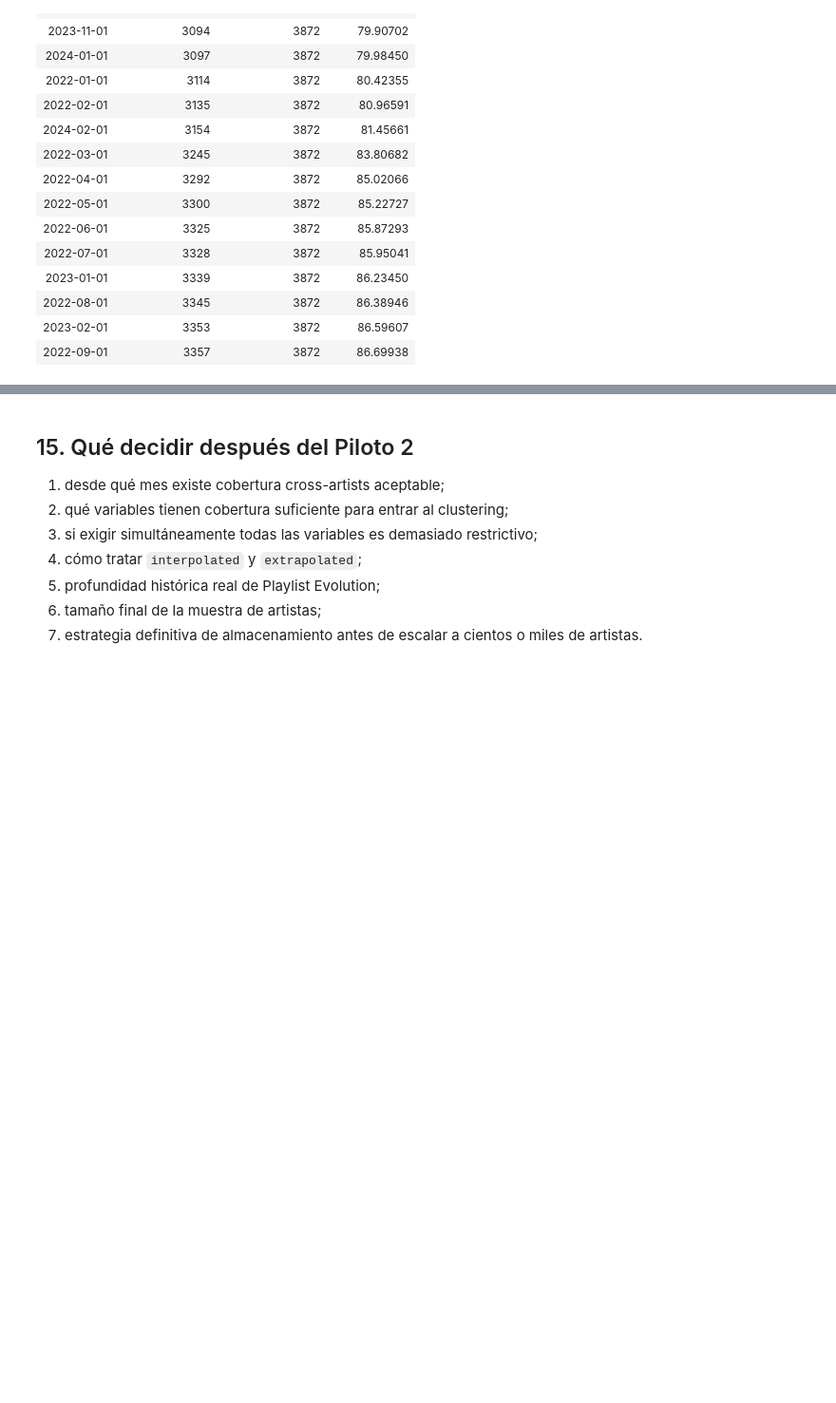
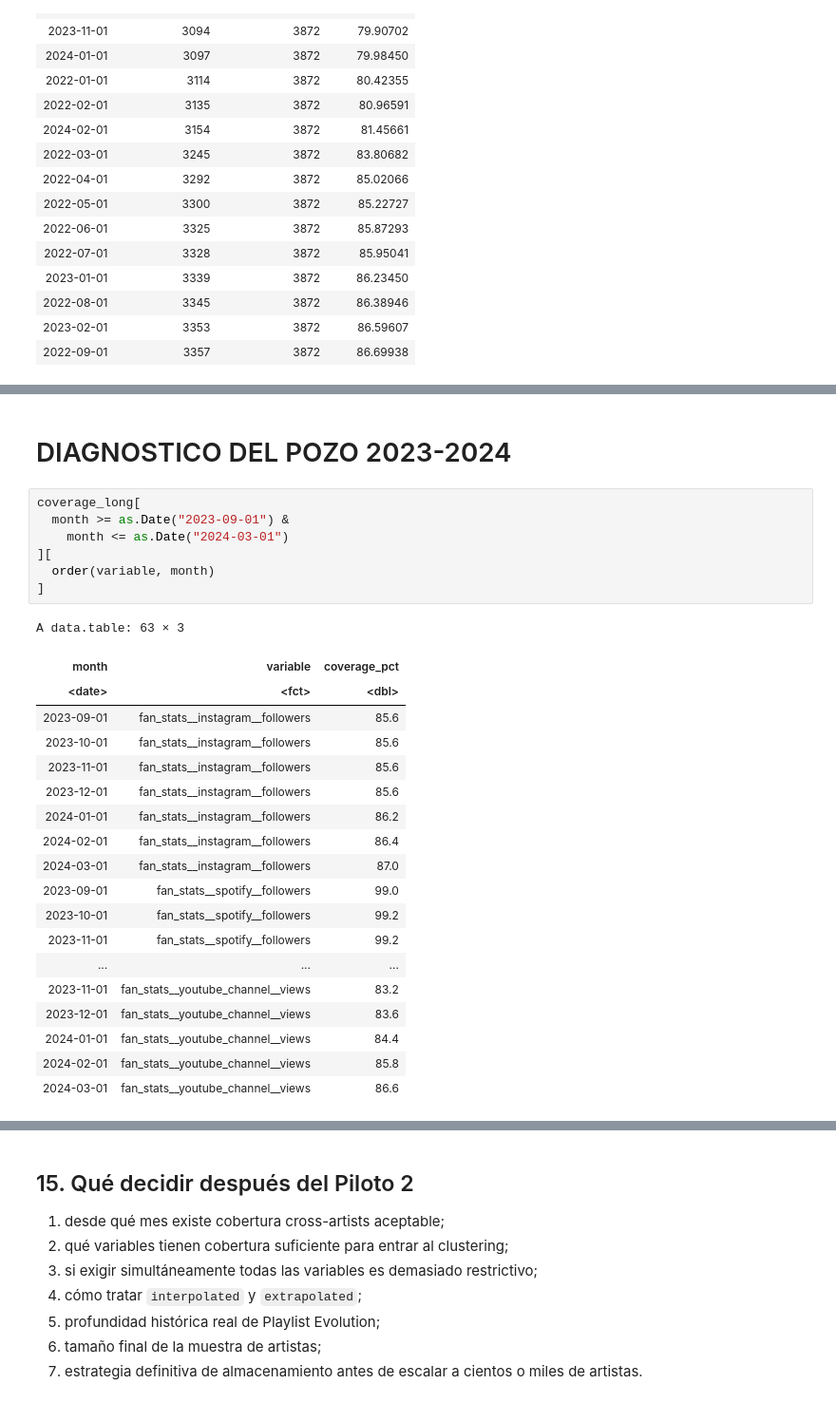
Before and after one commit to SilvanaBContreras/come_together_ST, a Jupyter notebook: chartmetric_pilotos_series_temporales_R.ipynb, the cells around one changed output, grey strips where cells are left out. Shown at 95% size. Saved outputs shown, nothing was run; the diff lists cells and outputs as text; blank space fills up the shorter version.

```diff
--- a/chartmetric_pilotos_series_temporales_R.ipynb
+++ b/chartmetric_pilotos_series_temporales_R.ipynb
@@ -5345,0 +5531,29 @@ A data.table: 15 × 4
+# %% [markdown]
+# DIAGNOSTICO DEL POZO 2023-2024
+# %%
+coverage_long[
+  month >= as.Date("2023-09-01") &
+    month <= as.Date("2024-03-01")
+][
+  order(variable, month)
+]
+# %% [output]
+A data.table: 63 × 3
+| month | variable | coverage_pct |
+| <date> | <fct> | <dbl> |
+| 2023-09-01 | fan_stats__instagram__followers | 85.6 |
+| 2023-10-01 | fan_stats__instagram__followers | 85.6 |
+| 2023-11-01 | fan_stats__instagram__followers | 85.6 |
+| 2023-12-01 | fan_stats__instagram__followers | 85.6 |
+| 2024-01-01 | fan_stats__instagram__followers | 86.2 |
+| 2024-02-01 | fan_stats__instagram__followers | 86.4 |
+| 2024-03-01 | fan_stats__instagram__followers | 87.0 |
+| 2023-09-01 | fan_stats__spotify__followers | 99.0 |
+| 2023-10-01 | fan_stats__spotify__followers | 99.2 |
+| 2023-11-01 | fan_stats__spotify__followers | 99.2 |
+| ... | ... | ... |
+| 2023-11-01 | fan_stats__youtube_channel__views | 83.2 |
+| 2023-12-01 | fan_stats__youtube_channel__views | 83.6 |
+| 2024-01-01 | fan_stats__youtube_channel__views | 84.4 |
+| 2024-02-01 | fan_stats__youtube_channel__views | 85.8 |
+| 2024-03-01 | fan_stats__youtube_channel__views | 86.6 |
```
Also changed, not shown: parts of 48 cells of this notebook.
